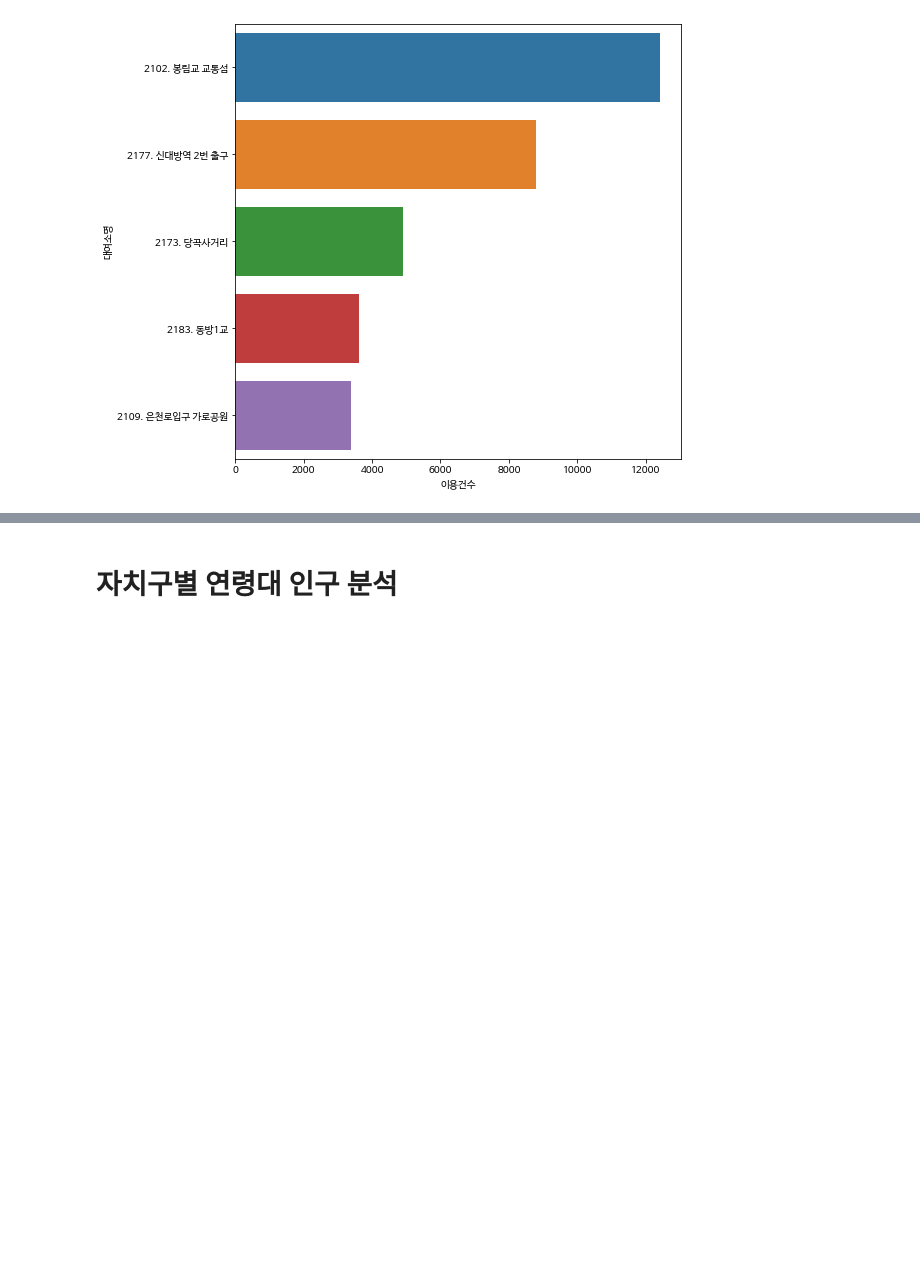
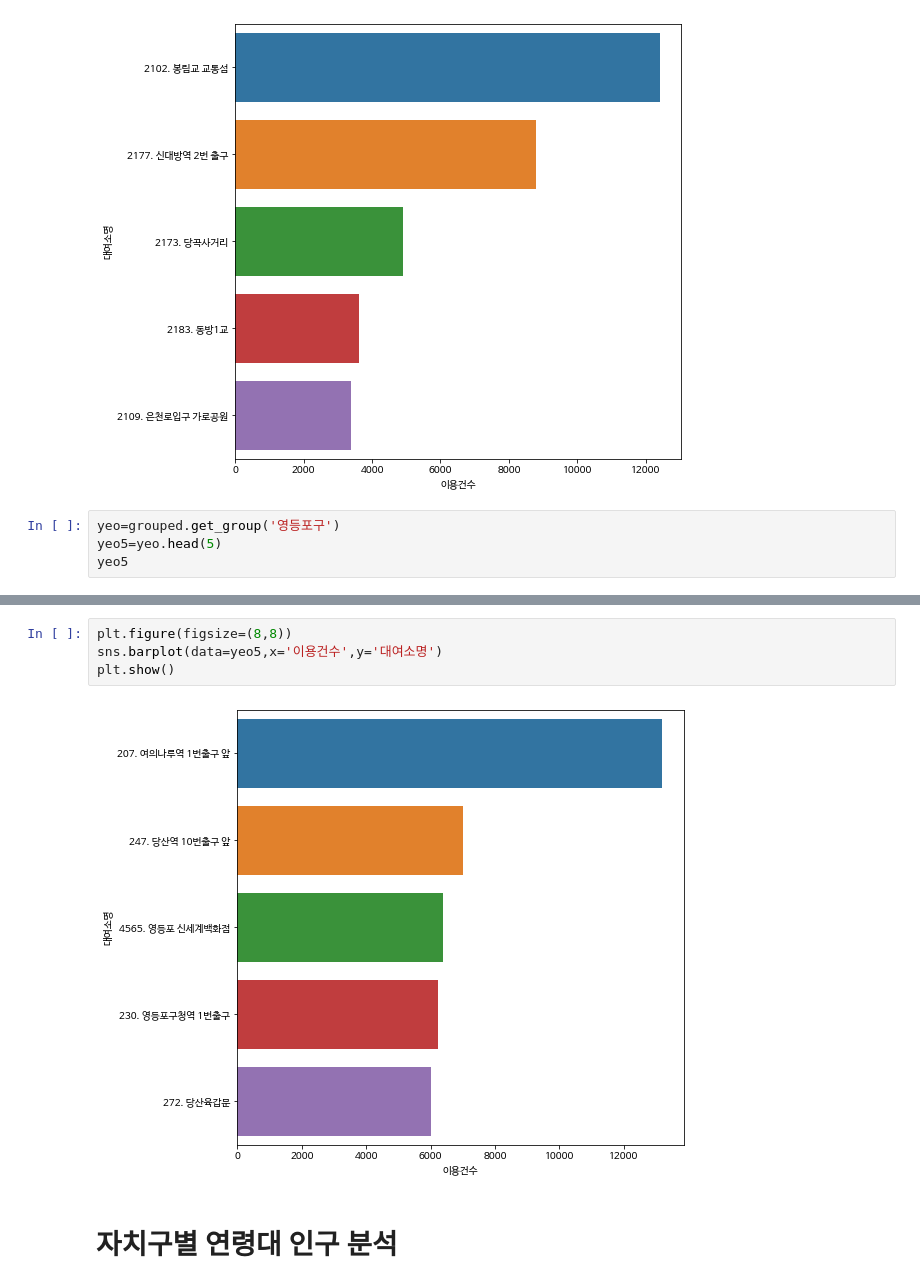
Before and after one commit to Aimerlee123/Python-teamproject, a Jupyter notebook: 공공자전거_이용현황_분석.ipynb, the cells around one changed output, grey strips where cells are left out. Cells and saved outputs as stored; diff of their text form; blank space fills up the shorter version.

```diff
--- a/공공자전거_이용현황_분석.ipynb
+++ b/공공자전거_이용현황_분석.ipynb
@@ -331,3 +337,7 @@ sns.barplot(data=kwana5,x='이용건수',y='대여소명')
 plt.show()
 # %% [output]
 [figure]
+# %%
+yeo=grouped.get_group('영등포구')
+yeo5=yeo.head(5)
+yeo5
@@ -334,3 +351,9 @@ plt.show()
+# %%
+plt.figure(figsize=(8,8))
+sns.barplot(data=yeo5,x='이용건수',y='대여소명')
+plt.show()
+# %% [output]
+[figure, added]
 # %% [markdown]
 # 자치구별 연령대 인구 분석
 # %%
```
Also changed, not shown: parts of 5 cells of this notebook.
